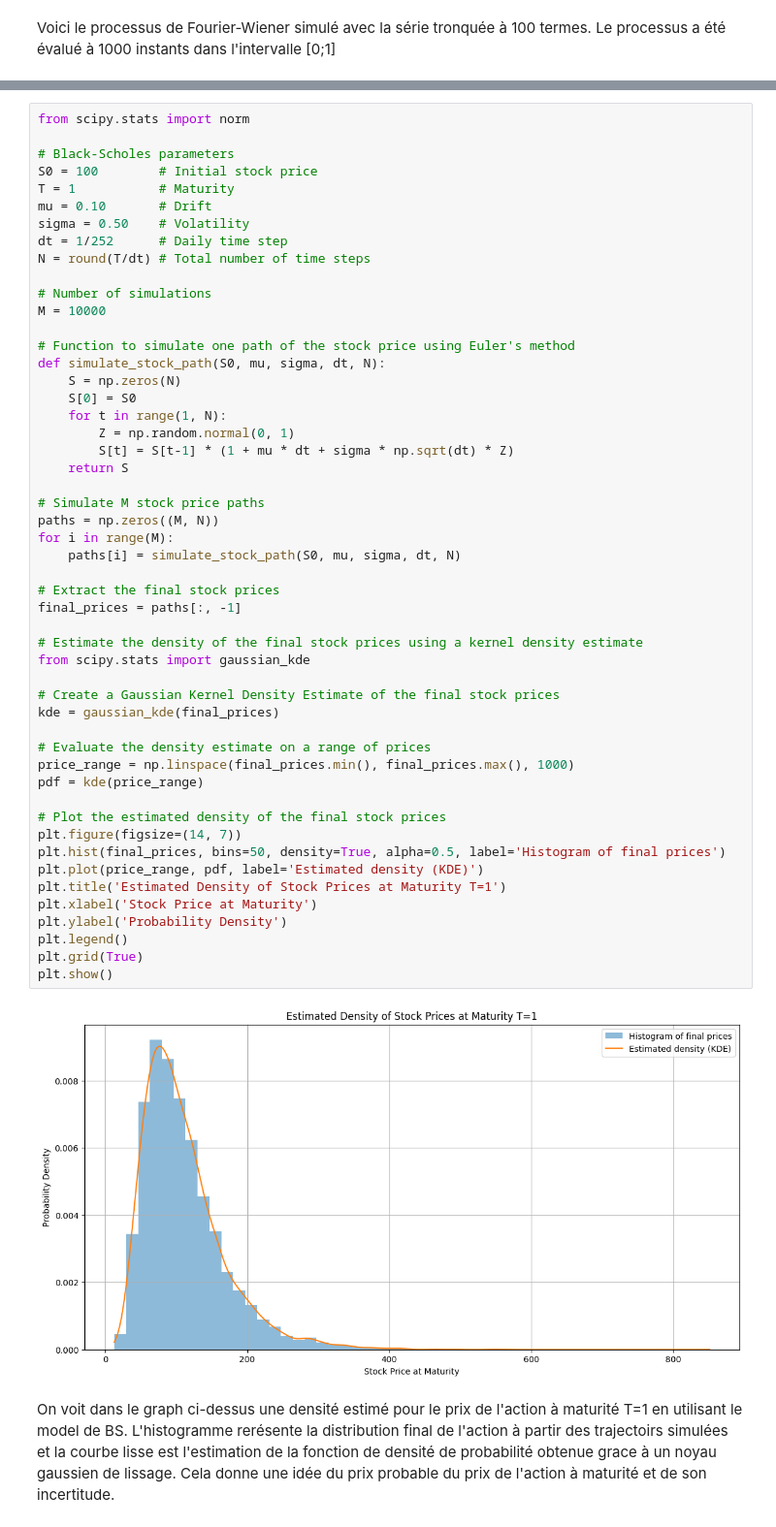
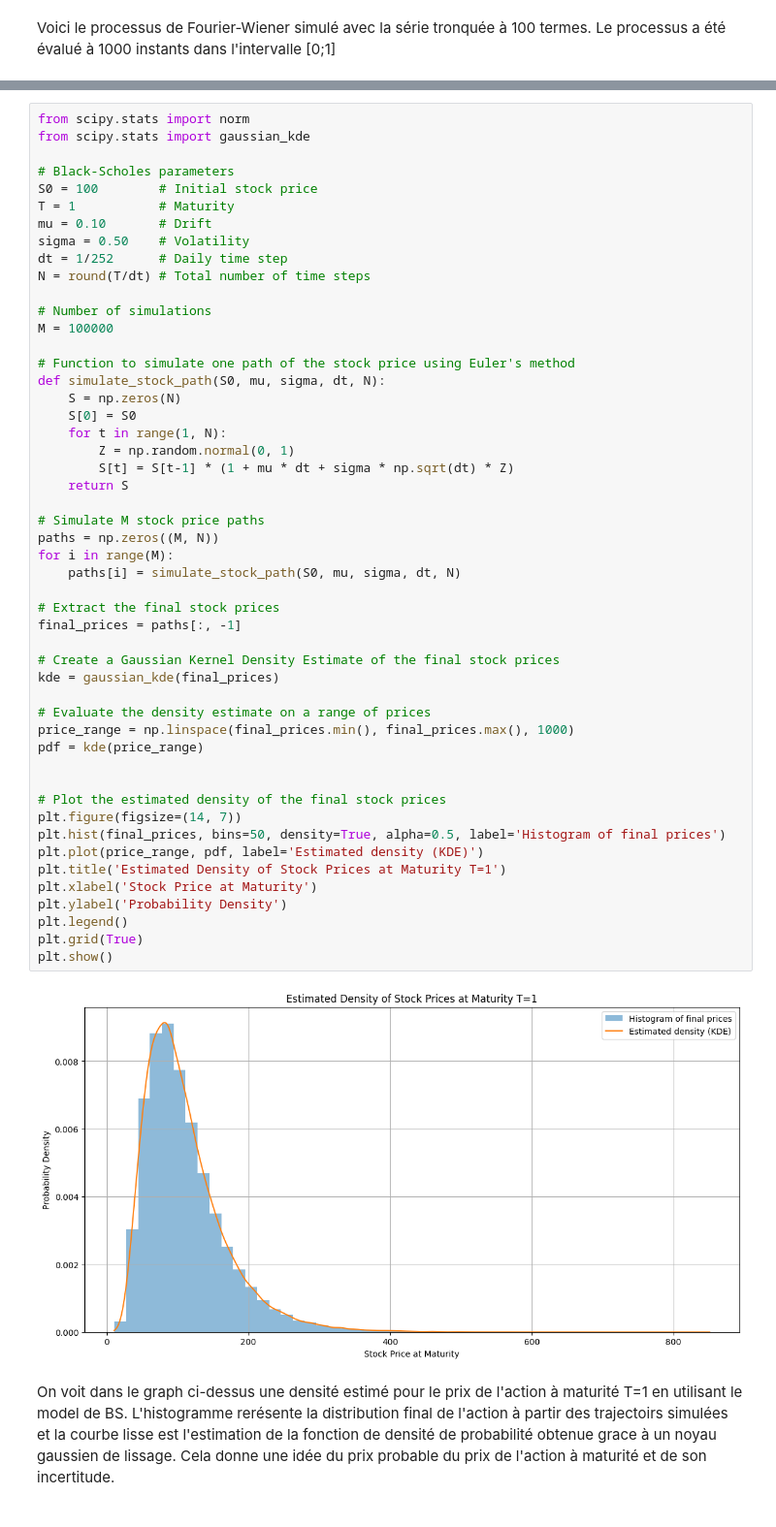
Before and after one commit to malayaan/calcul_sto, a Jupyter notebook: dt2/tp_paul.Ipynb, the cells around one changed output, grey strips where cells are left out. Shown at 97% size. Saved outputs shown, nothing was run; the diff lists cells and outputs as text.

```diff
--- a/dt2/tp_paul.Ipynb
+++ b/dt2/tp_paul.Ipynb
@@ -44,5 +50,6 @@ Ce processus ressemble à un mouvement brownien, qui est caractérisé par ses c
 # %%
 from scipy.stats import norm
+from scipy.stats import gaussian_kde
 
 # Black-Scholes parameters
 S0 = 100        # Initial stock price
@@ -53,7 +60,7 @@ dt = 1/252      # Daily time step
 N = round(T/dt) # Total number of time steps
 
 # Number of simulations
-M = 10000
+M = 100000
 
 # Function to simulate one path of the stock price using Euler's method
 def simulate_stock_path(S0, mu, sigma, dt, N):
@@ -63,37 +70,35 @@ def simulate_stock_path(S0, mu, sigma, dt, N):
         Z = np.random.normal(0, 1)
         S[t] = S[t-1] * (1 + mu * dt + sigma * np.sqrt(dt) * Z)
     return S
 
 # Simulate M stock price paths
 paths = np.zeros((M, N))
 for i in range(M):
     paths[i] = simulate_stock_path(S0, mu, sigma, dt, N)
 
 # Extract the final stock prices
 final_prices = paths[:, -1]
 
-# Estimate the density of the final stock prices using a kernel density estimate
-from scipy.stats import gaussian_kde
-
 # Create a Gaussian Kernel Density Estimate of the final stock prices
 kde = gaussian_kde(final_prices)
 
 # Evaluate the density estimate on a range of prices
 price_range = np.linspace(final_prices.min(), final_prices.max(), 1000)
 pdf = kde(price_range)
+
 
 # Plot the estimated density of the final stock prices
 plt.figure(figsize=(14, 7))
 plt.hist(final_prices, bins=50, density=True, alpha=0.5, label='Histogram of final prices')
 plt.plot(price_range, pdf, label='Estimated density (KDE)')
 plt.title('Estimated Density of Stock Prices at Maturity T=1')
 plt.xlabel('Stock Price at Maturity')
 plt.ylabel('Probability Density')
 plt.legend()
 plt.grid(True)
 plt.show()
 # %% [output]
-[figure, old version]
+[figure, new version]
 # %% [markdown]
 On voit dans le graph ci-dessus une densité estimé pour le prix de l'action à maturité T=1 en utilisant le model de BS. L'histogramme rerésente la distribution final de l'action à partir des trajectoirs simulées et la courbe lisse est l'estimation de la fonction de densité de probabilité obtenue grace à un noyau gaussien de lissage. Cela donne une idée du prix probable du prix de l'action à maturité et de son incertitude.
 # %%
```
Also changed, not shown: parts of 10 cells of this notebook, 2 other files.
